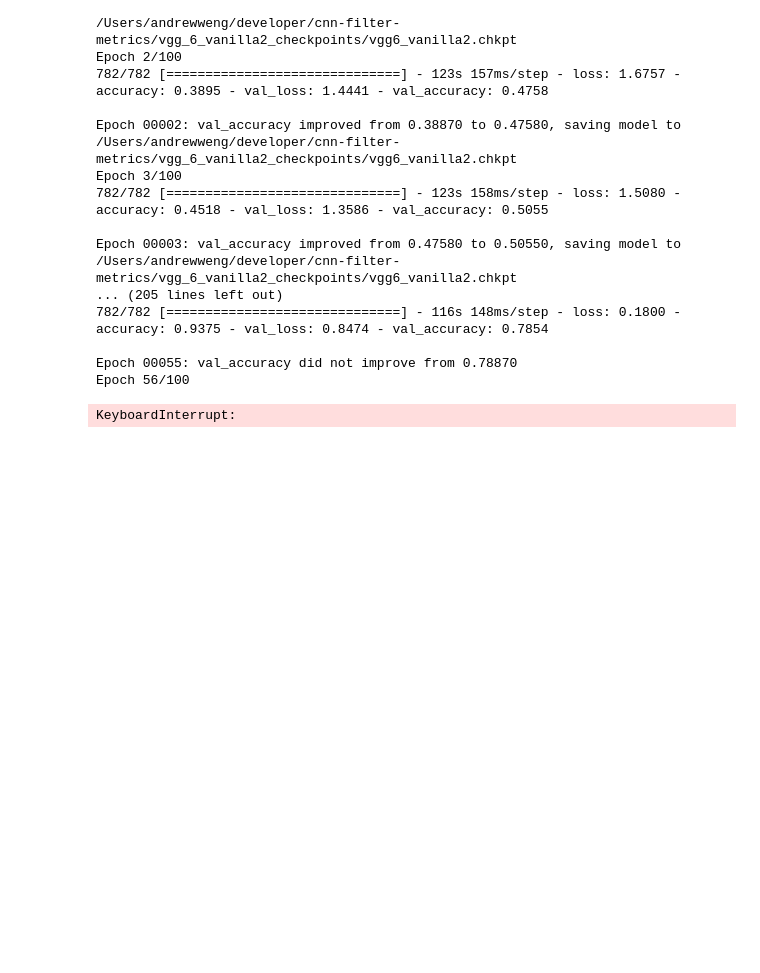
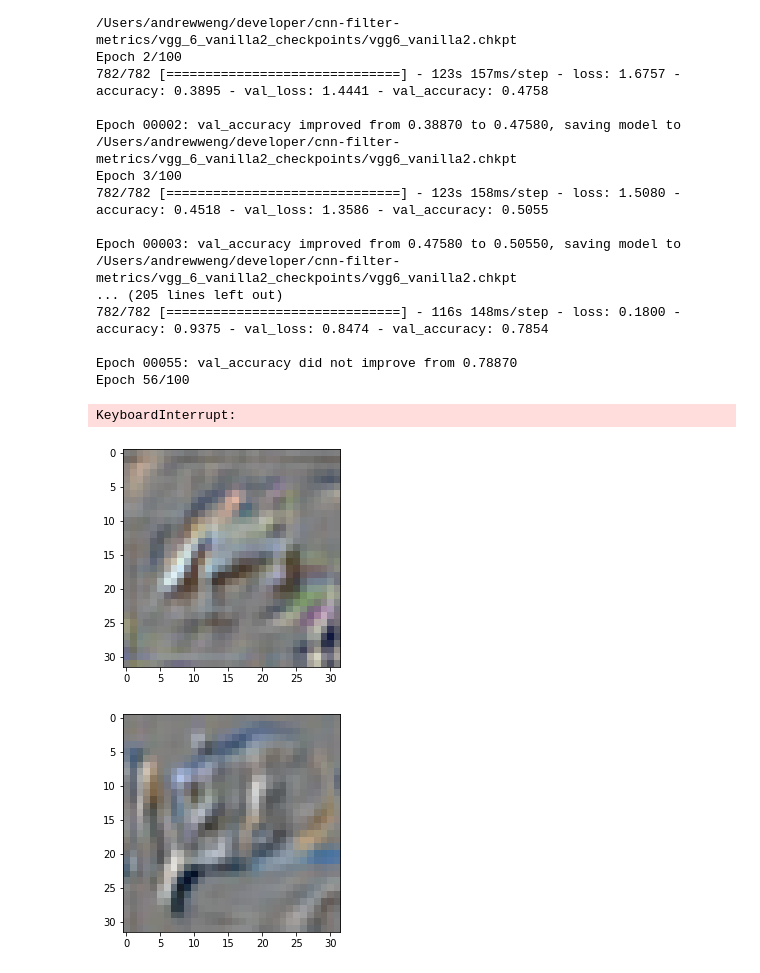
Before and after one commit to amweng/cnn-filter-metrics, a Jupyter notebook: train-cifar10-VGG8.ipynb, the cells around one changed output. Cells and saved outputs as stored; diff of their text form; code cells hidden in the pictures; blank space fills up the shorter version.

Commit message:
more tests

```diff
--- a/train-cifar10-VGG8.ipynb
+++ b/train-cifar10-VGG8.ipynb
@@ -508,105 +441,35 @@ def summarize_diagnostics(history,name):
 	pyplot.savefig(filename + name + 'vgg3_vanilla_plot.png')
 
 	pyplot.close()
 
-summarize_diagnostics(history,'vgg6_vanilla2')
+
 
 def sobel_filter_dataset(dataset):
     # convert to tensor and [0,1]
     dataset = tf.convert_to_tensor(np.array(dataset[:,:,:,:])/255)
     dataset = tf.image.sobel_edges(dataset)
 
     sobel_y = np.asarray(dataset[:, :, :, :, 0]) # sobel in y-direction
     sobel_y = np.clip(sobel_y / 4 + 0.5, 0, 1) # remap to [0,1]
 
     sobel_x = np.asarray(dataset[:, :, :, :, 1]) # sobel in x-direction
     sobel_x = np.clip(sobel_x / 4 + 0.5, 0, 1) # remap to [0,1]
 
     dataset = np.clip(0.5*sobel_x + 0.5*sobel_y, 0, 1)
     return dataset
 
 
 (trainX, trainY), (testX, testY) = cifar10.load_data()
 trainX = sobel_filter_dataset(trainX)
 testX = sobel_filter_dataset(testX)
 trainY = to_categorical(trainY)
 testY = to_categorical(testY)
 
 for i in range(2):
     plt.imshow(trainX[i])
     plt.show()
-    plt.imshow(dataset[i])
+    plt.imshow(testX[i])
     plt.show()
-
-
-# def prep_pixels(train, test):
-# 	# convert from integers to floats
-#     train_norm = train.astype('float32')
-#     test_norm = test.astype('float32')
-#     train_norm = train_norm / 255.0
-#     test_norm = test_norm / 255.0
-#     return train_norm, test_norm
-
-
-
-
-# define cnn model
-def define_model_VGG8():
-	model = Sequential()
-	model.add(Conv2D(32, (3, 3), activation='relu', kernel_initializer='he_uniform', padding='same', input_shape=(32, 32, 3)))
-	model.add(MaxPooling2D((2, 2)))
-	model.add(Dropout(0.2))
-	model.add(Conv2D(128, (3, 3), activation='relu', kernel_initializer='he_uniform', padding='same'))
-	model.add(Conv2D(128, (3, 3), activation='relu', kernel_initializer='he_uniform', padding='same'))
-	model.add(MaxPooling2D((2, 2)))
-	model.add(Dropout(0.2))
-	model.add(Flatten())
-	model.add(Dense(128, activation='relu', kernel_initializer='he_uniform'))
-	model.add(Dropout(0.2))
-	model.add(Dense(10, activation='softmax'))
-	# compile model
-	opt = SGD(lr=0.001, momentum=0.9)
-	model.compile(optimizer=opt, loss='categorical_crossentropy', metrics=['accuracy'])
-	return model
-
-# plot diagnostic learning curves
-def summarize_diagnostics(history):
-	# plot loss
-	pyplot.subplot(211)
-	pyplot.title('Cross Entropy Loss')
-	pyplot.plot(history.history['loss'], color='blue', label='train')
-	pyplot.plot(history.history['val_loss'], color='orange', label='test')
-	# plot accuracy
-	pyplot.subplot(212)
-	pyplot.title('Classification Accuracy')
-	pyplot.plot(history.history['accuracy'], color='blue', label='train')
-	pyplot.plot(history.history['val_accuracy'], color='orange', label='test')
-	# save plot to file
-	filename = sys.argv[0].split('/')[-1]
-	pyplot.savefig(filename + 'vgg3_vanilla_plot.png')
-
-	pyplot.close()
-
-# CODE MODIFIED FROM tensorflow: Save and load models
-def run_test_harness(trainX,testX,trainY,testY):
-
-	from keras.callbacks import ModelCheckpoint, EarlyStopping
-	checkpoint = ModelCheckpoint("/Users/andrewweng/developer/cnn-filter-metrics/vgg_5_sobel2_checkpoints/vgg5_sobel2.chkpt", monitor='val_accuracy', verbose=1, save_best_only=True, save_weights_only=True, mode='auto', save_freq='epoch')
-	early = EarlyStopping(monitor='val_accuracy', min_delta=0, patience=20, verbose=1, mode='auto')
-	# load dataset
-	# trainX, trainY, testX, testY = load_dataset()
-	# prepare pixel data
-	# trainX, testX = prep_pixels(trainX, testX)
-	# define model
-	model = define_model_VGG8()
-	# fit model
-	history = model.fit(trainX, trainY, epochs=100, batch_size=64, validation_data=(testX, testY), verbose=1, callbacks=[checkpoint,early])
-	# evaluate model
-	_, acc = model.evaluate(testX, testY, verbose=0)
-	print('> %.3f' % (acc * 100.0))
-	# learning curves
-	return history
-
-# entry point, run the test harness
-history = run_test_harness(trainX,testX,trainY,testY)
-summarize_diagnostics(history,'vgg5_sobel2')
+# %% [output]
+[figure, added]
+[figure, added]
```
Also changed, not shown: parts of 7 cells of this notebook, 19 other files.
